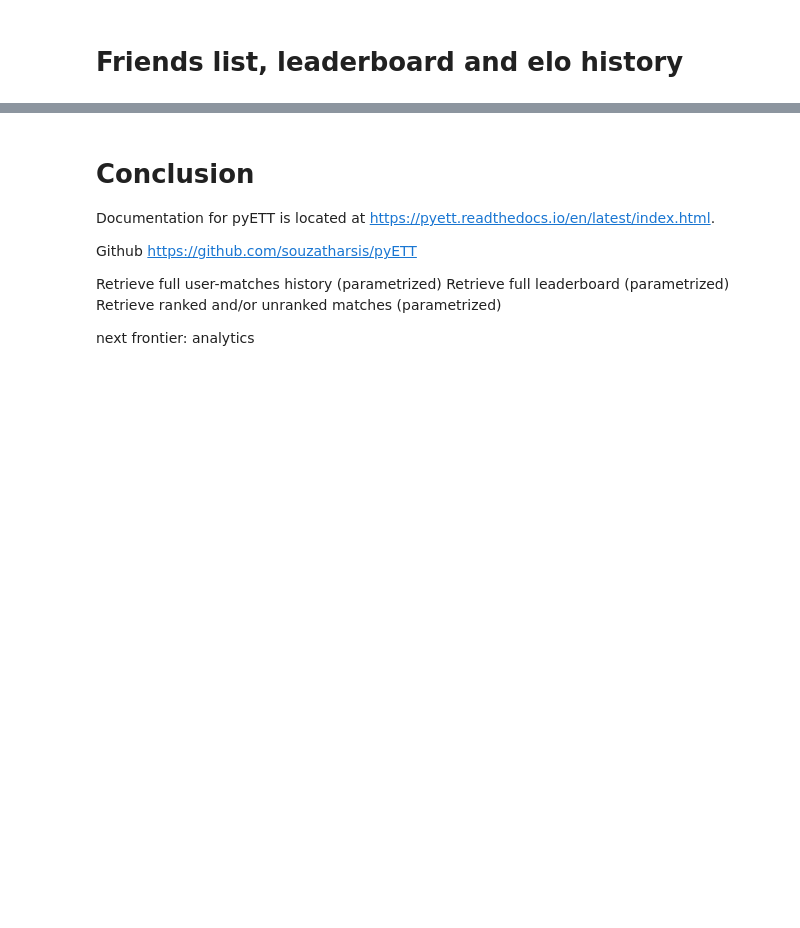
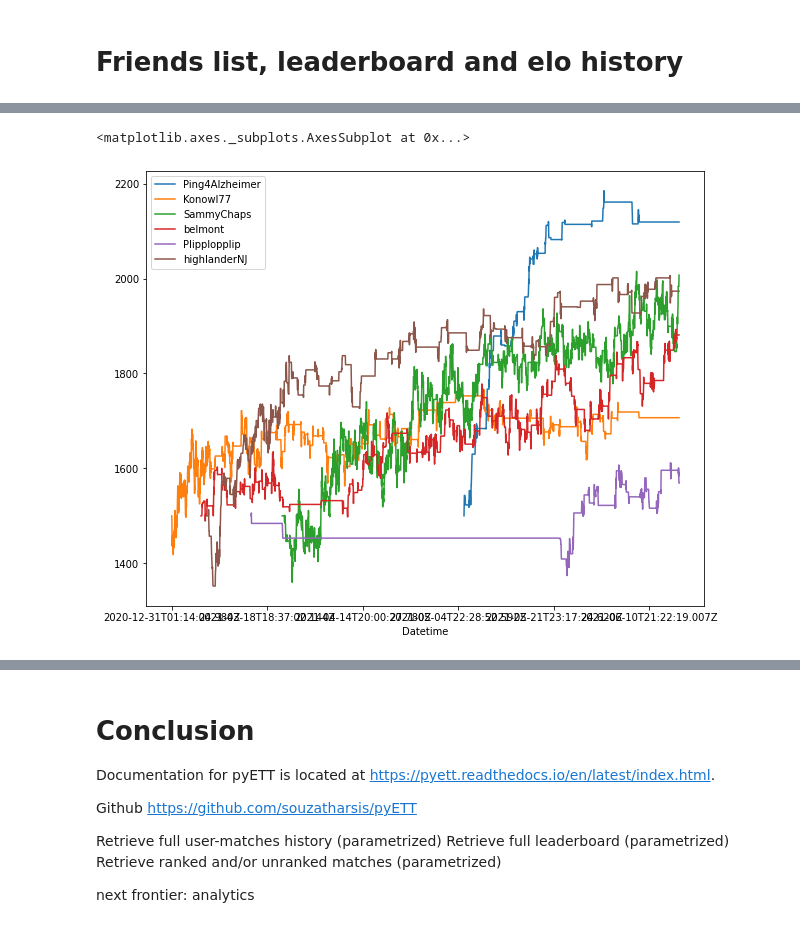
Before and after one commit to souzatharsis/pyETT, a Jupyter notebook: pyETT.ipynb, the cells around one changed output, grey strips where cells are left out. Cells and saved outputs as stored; diff of their text form; code cells hidden in the pictures; blank space fills up the shorter version.

```diff
--- a/pyETT.ipynb
+++ b/pyETT.ipynb
@@ -54,0 +99,12 @@ p.get_elo_history().plot()
+# %%
+from functools import reduce
+
+n_friends = 5
+
+friends_elo = [f.get_elo_history().rename(columns={"elo":f.name}) for f in
+               p.get_friends()[-n_friends:] if f.get_elo_history() is not None]
+
+friends_elo.append(p.get_elo_history().rename(columns={"elo":p.name}))
+
+group_elo_df = reduce(lambda df1,df2: pd.merge(df1,df2,how='outer', left_index=True, right_index=True),
+                      friends_elo).ffill(axis = 0)
@@ -54,0 +127,5 @@ p.get_elo_history().plot()
+# %%
+group_elo_df.plot(figsize=(10,8))
+# %% [output]
+<matplotlib.axes._subplots.AxesSubplot at 0x...>
+[figure, added]
```
Also changed, not shown: parts of 22 cells of this notebook.
